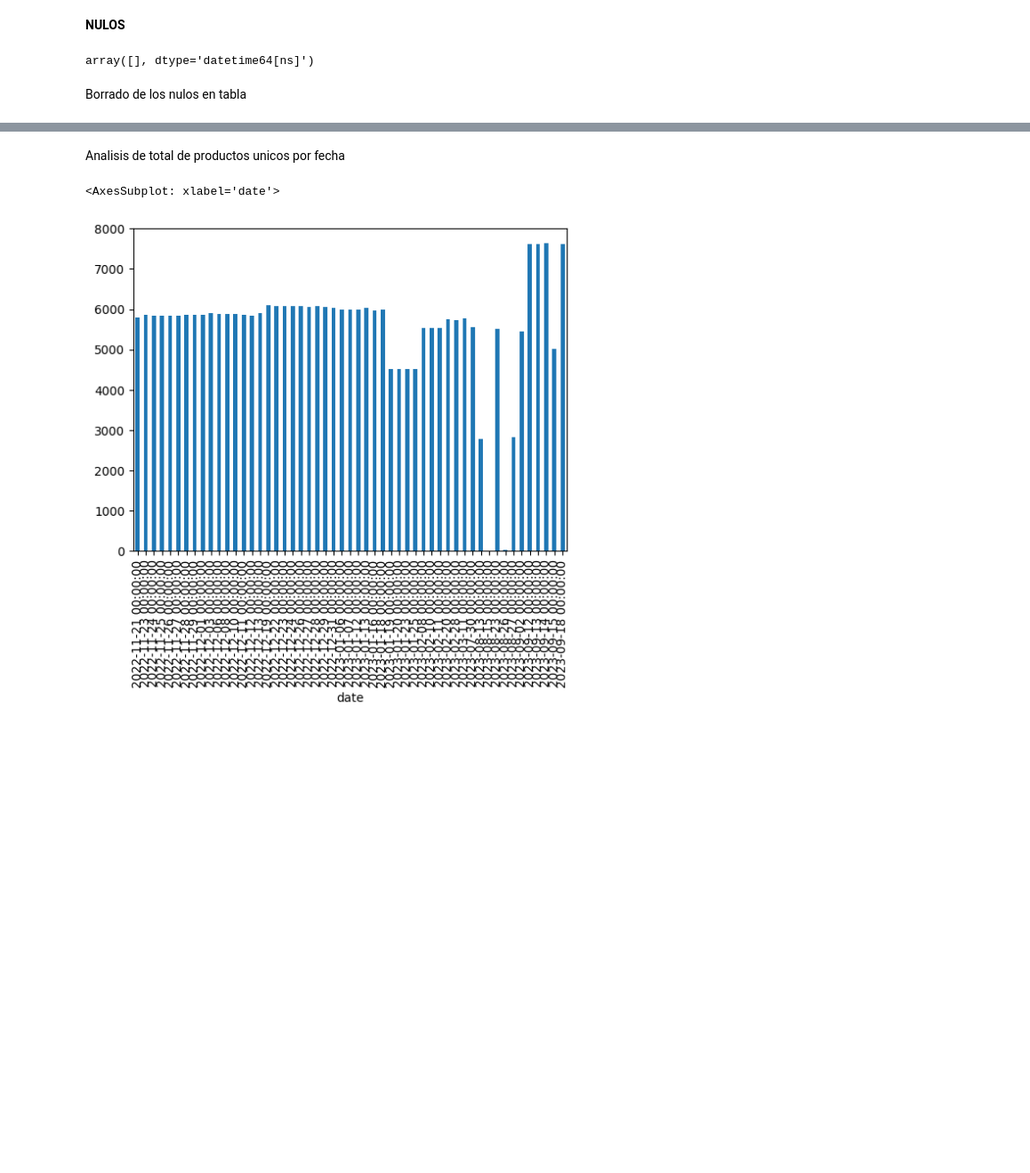
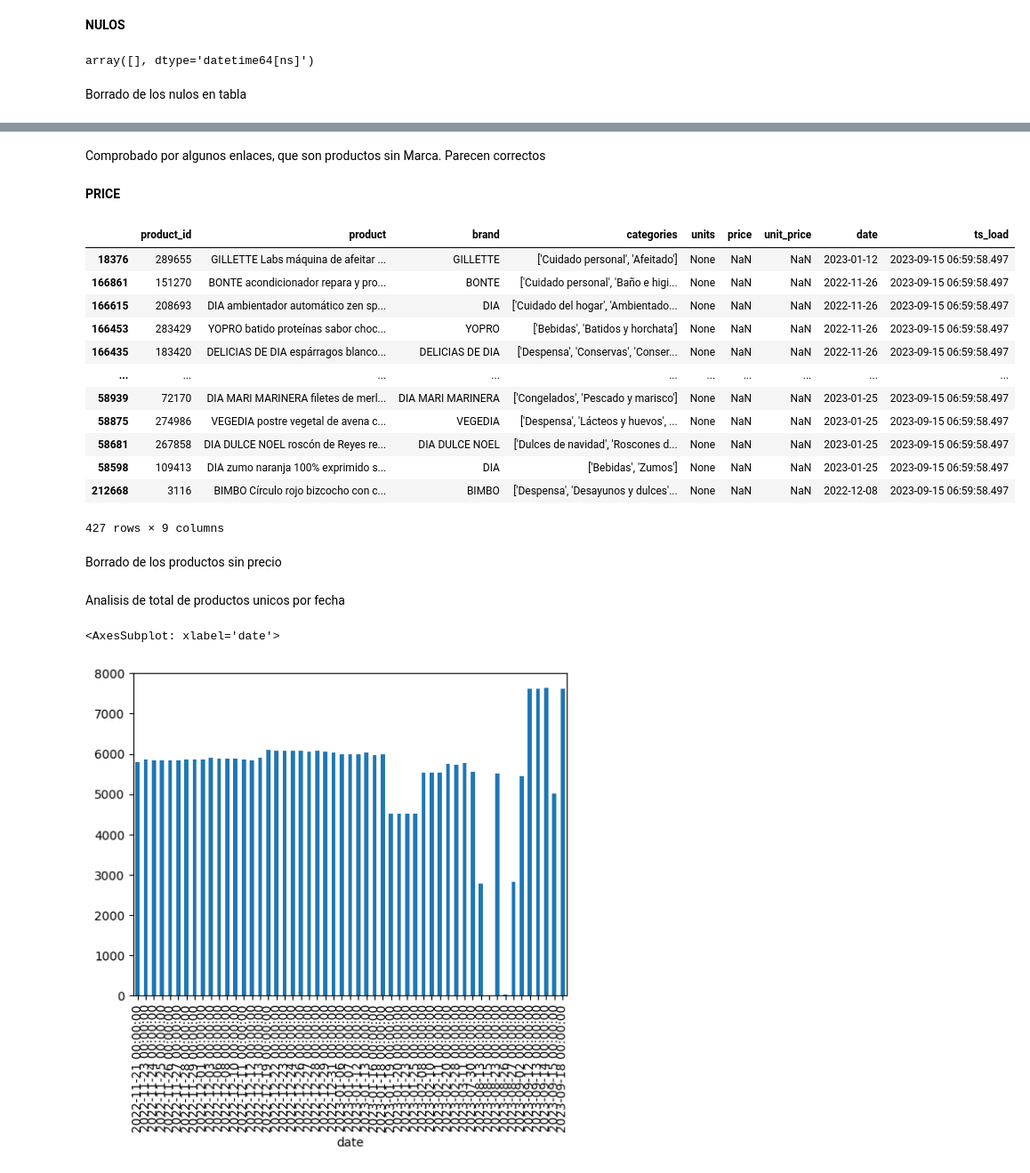
Before and after one commit to cperezh/FoodECommerceScraper, a Jupyter notebook: source/Producto_DIA_DP/Migracion Dataset.ipynb, the cells around one changed output, grey strips where cells are left out. Shown: that part at 89% size. Saved outputs shown, nothing was run; the diff lists cells and outputs as text; code cells hidden in the pictures; blank space fills up the shorter version.

```diff
--- a/source/Producto_DIA_DP/Migracion Dataset.ipynb
+++ b/source/Producto_DIA_DP/Migracion Dataset.ipynb
@@ -96,0 +121,22 @@ dt.delete("product is null")
+# %% [markdown]
+Comprobado por algunos enlaces, que son productos sin Marca. Parecen correctos
+# %% [markdown]
+**PRICE**
+# %%
+df[df["price"].isna()].sort_values(by="ts_load", ascending=False)
+# %% [output]
+|  | product_id | product | brand | categories | units | price | unit_price | date | ts_load |
+| 18376 | 289655 | GILLETTE Labs máquina de afeitar ... | GILLETTE | ['Cuidado personal', 'Afeitado'] | None | NaN | NaN | 2023-01-12 | 2023-09-15 06:59:58.497 |
+| 166861 | 151270 | BONTE acondicionador repara y pro... | BONTE | ['Cuidado personal', 'Baño e higi... | None | NaN | NaN | 2022-11-26 | 2023-09-15 06:59:58.497 |
+| 166615 | 208693 | DIA ambientador automático zen sp... | DIA | ['Cuidado del hogar', 'Ambientado... | None | NaN | NaN | 2022-11-26 | 2023-09-15 06:59:58.497 |
+| 166453 | 283429 | YOPRO batido proteínas sabor choc... | YOPRO | ['Bebidas', 'Batidos y horchata'] | None | NaN | NaN | 2022-11-26 | 2023-09-15 06:59:58.497 |
+| 166435 | 183420 | DELICIAS DE DIA espárragos blanco... | DELICIAS DE DIA | ['Despensa', 'Conservas', 'Conser... | None | NaN | NaN | 2022-11-26 | 2023-09-15 06:59:58.497 |
+| ... | ... | ... | ... | ... | ... | ... | ... | ... | ... |
+| 58939 | 72170 | DIA MARI MARINERA filetes de merl... | DIA MARI MARINERA | ['Congelados', 'Pescado y marisco'] | None | NaN | NaN | 2023-01-25 | 2023-09-15 06:59:58.497 |
+| 58875 | 274986 | VEGEDIA postre vegetal de avena c... | VEGEDIA | ['Despensa', 'Lácteos y huevos', ... | None | NaN | NaN | 2023-01-25 | 2023-09-15 06:59:58.497 |
+| 58681 | 267858 | DIA DULCE NOEL roscón de Reyes re... | DIA DULCE NOEL | ['Dulces de navidad', 'Roscones d... | None | NaN | NaN | 2023-01-25 | 2023-09-15 06:59:58.497 |
+| 58598 | 109413 | DIA zumo naranja 100% exprimido s... | DIA | ['Bebidas', 'Zumos'] | None | NaN | NaN | 2023-01-25 | 2023-09-15 06:59:58.497 |
+| 212668 | 3116 | BIMBO Círculo rojo bizcocho con c... | BIMBO | ['Despensa', 'Desayunos y dulces'... | None | NaN | NaN | 2022-12-08 | 2023-09-15 06:59:58.497 |
+427 rows × 9 columns
+# %% [markdown]
+Borrado de los productos sin precio
```
Also changed, not shown: parts of 14 cells of this notebook, 1 other file.
